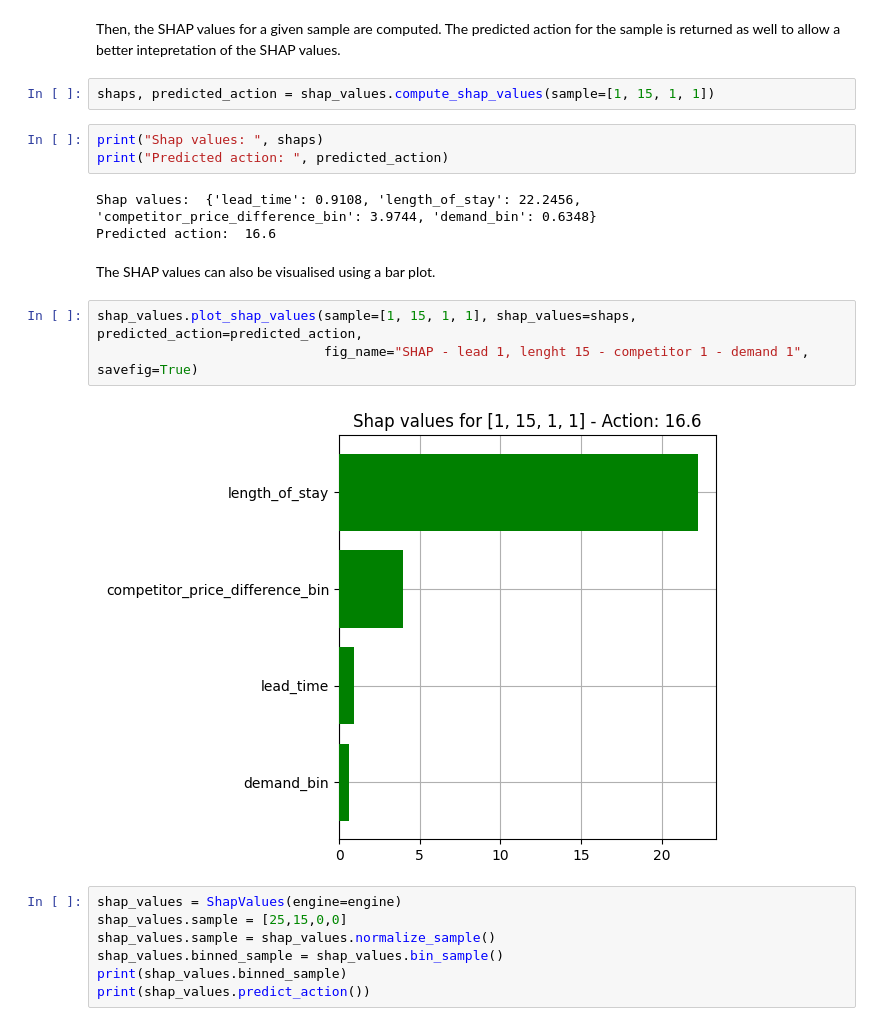
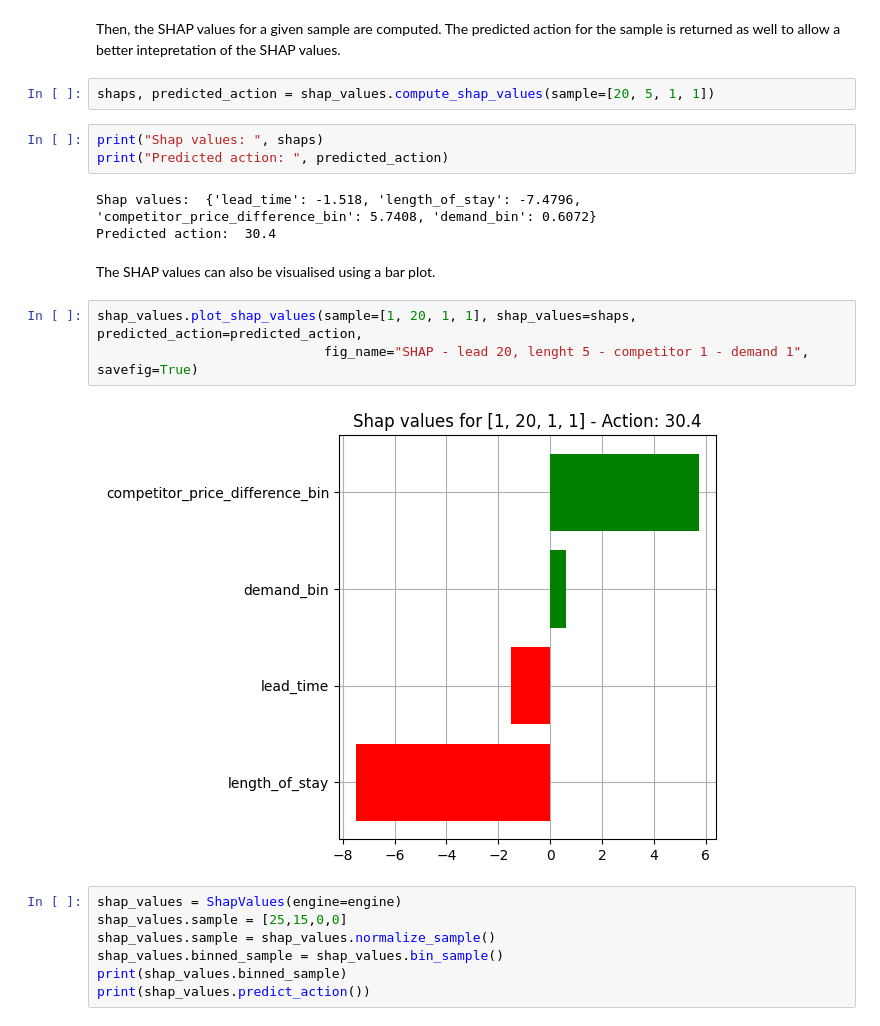
Before and after one commit to gsassatelli/explainable-rl, a Jupyter notebook: onboarding_nb.ipynb, the cells around one changed output. Saved outputs shown, nothing was run; the diff lists cells and outputs as text.

Commit message:
SHAP values plots

```diff
--- a/onboarding_nb.ipynb
+++ b/onboarding_nb.ipynb
@@ -333,20 +333,20 @@ shap_values = ShapValues(engine=engine)
 # %% [markdown]
 Then, the SHAP values for a given sample are computed. The predicted action for the sample is returned as well to allow a better intepretation of the SHAP values.
 # %%
-shaps, predicted_action = shap_values.compute_shap_values(sample=[1, 15, 1, 1])
+shaps, predicted_action = shap_values.compute_shap_values(sample=[20, 5, 1, 1])
 # %%
 print("Shap values: ", shaps)
 print("Predicted action: ", predicted_action)
 # %% [output]
-Shap values:  {'lead_time': 0.9108, 'length_of_stay': 22.2456, 'competitor_price_difference_bin': 3.9744, 'demand_bin': 0.6348}
-Predicted action:  16.6
+Shap values:  {'lead_time': -1.518, 'length_of_stay': -7.4796, 'competitor_price_difference_bin': 5.7408, 'demand_bin': 0.6072}
+Predicted action:  30.4
 # %% [markdown]
 The SHAP values can also be visualised using a bar plot.
 # %%
-shap_values.plot_shap_values(sample=[1, 15, 1, 1], shap_values=shaps, predicted_action=predicted_action,
-                             fig_name="SHAP - lead 1, lenght 15 - competitor 1 - demand 1", savefig=True)
+shap_values.plot_shap_values(sample=[1, 20, 1, 1], shap_values=shaps, predicted_action=predicted_action,
+                             fig_name="SHAP - lead 20, lenght 5 - competitor 1 - demand 1", savefig=True)
 # %% [output]
-[figure, old version]
+[figure, new version]
 # %%
 shap_values = ShapValues(engine=engine)
 shap_values.sample = [25,15,0,0]
```
Also changed, not shown: 4 other files.
